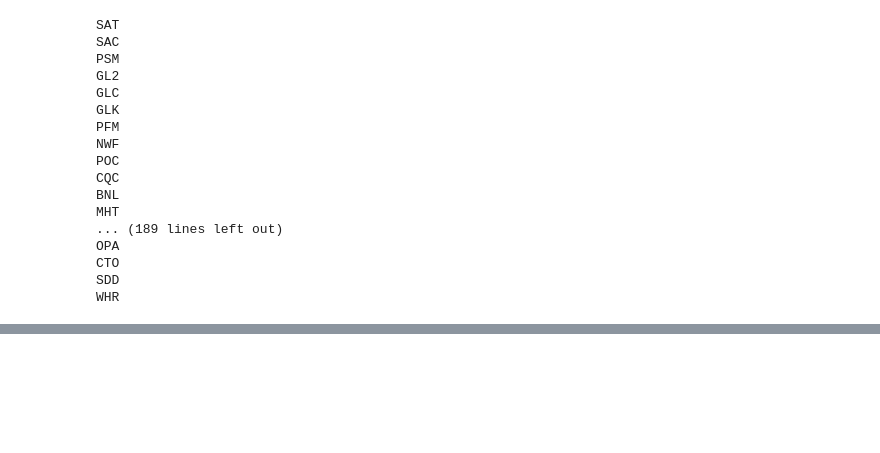
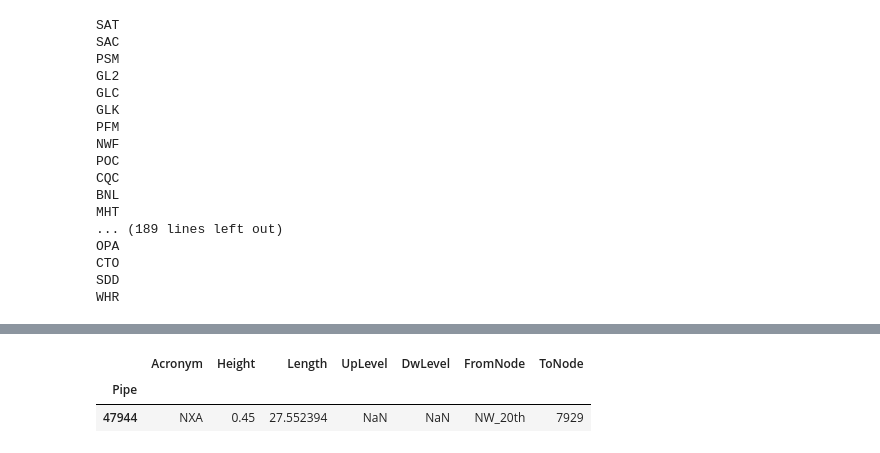
Before and after one commit to henriklocke/Result_Lookup, a Jupyter notebook: Long_Sections.ipynb, the cells around one changed output, grey strips where cells are left out. Saved outputs shown, nothing was run; the diff lists cells and outputs as text; code cells hidden in the pictures; blank space fills up the shorter version.

```diff
--- a/Long_Sections.ipynb
+++ b/Long_Sections.ipynb
@@ -407,0 +432,6 @@ test
+# %%
+pipe_df[pipe_df.Acronym=='NXA']
+# %% [output]
+|  | Acronym | Height | Length | UpLevel | DwLevel | FromNode | ToNode |
+| Pipe |  |  |  |  |  |  |  |
+| 47944 | NXA | 0.45 | 27.552394 | NaN | NaN | NW_20th | 7929 |
```
Also changed, not shown: parts of 23 cells of this notebook.
